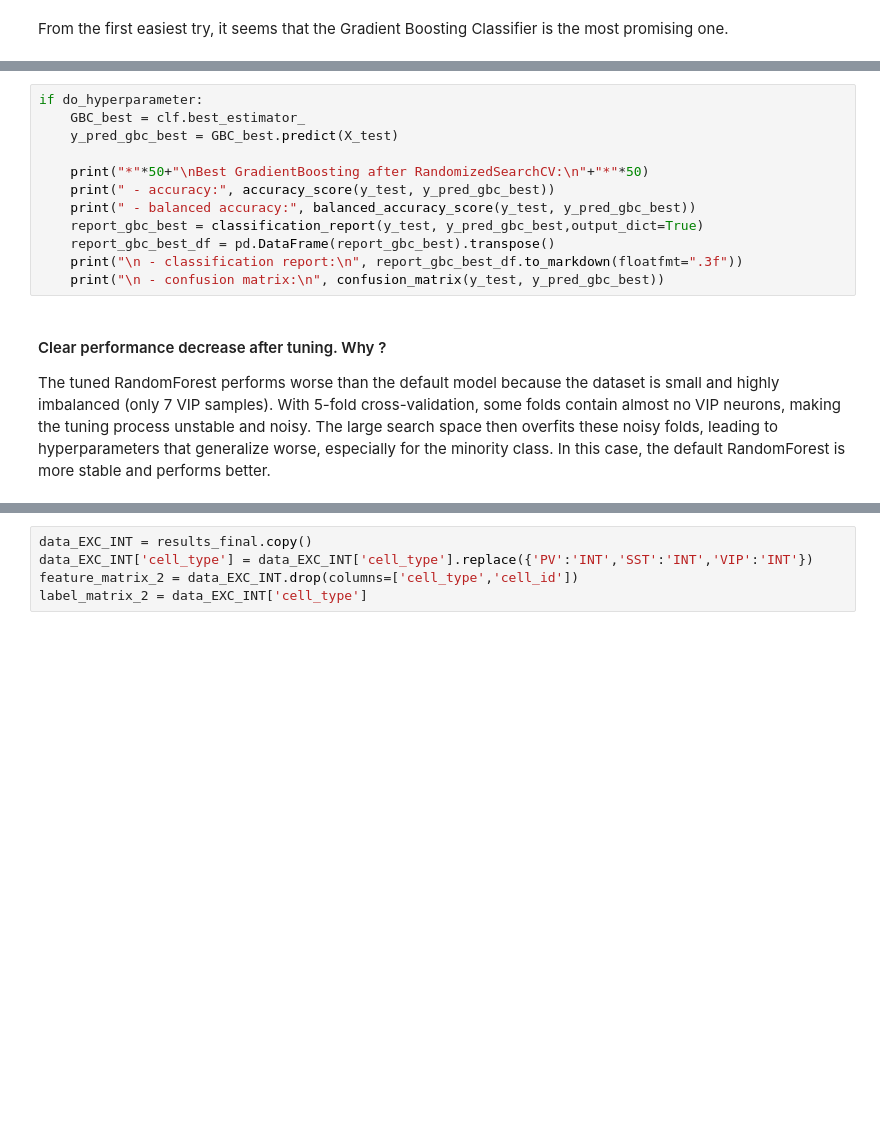
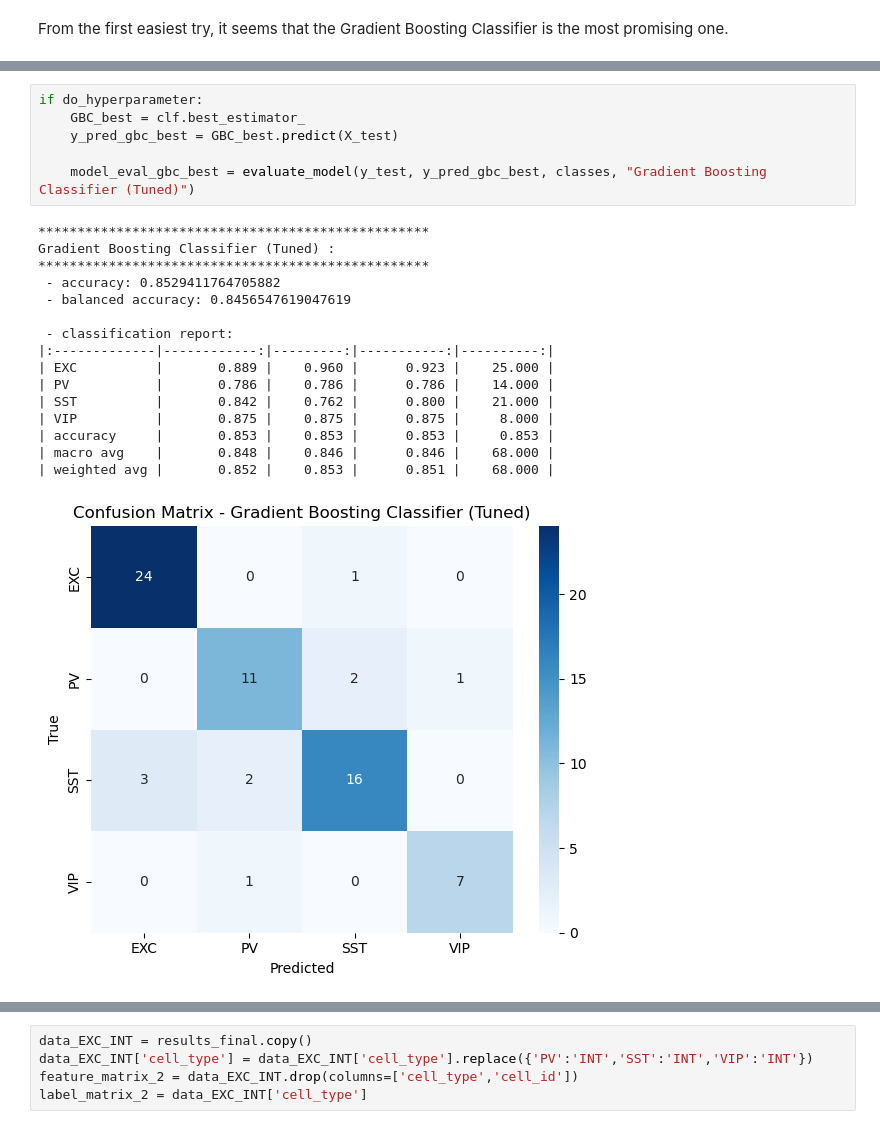
Before and after one commit to Lunomatique/BIO482_MiniProject_2025_Python, a Jupyter notebook: notebooks/MiniProject_Part4_Analysis_Figures.ipynb, the cells around one changed output, grey strips where cells are left out. Cells and saved outputs as stored; diff of their text form; blank space fills up the shorter version.

```diff
--- a/notebooks/MiniProject_Part4_Analysis_Figures.ipynb
+++ b/notebooks/MiniProject_Part4_Analysis_Figures.ipynb
@@ -480,19 +489,26 @@ if do_hyperparameter:
 # %%
 if do_hyperparameter:
     GBC_best = clf.best_estimator_
     y_pred_gbc_best = GBC_best.predict(X_test)
 
-    print("*"*50+"\nBest GradientBoosting after RandomizedSearchCV:\n"+"*"*50)
-    print(" - accuracy:", accuracy_score(y_test, y_pred_gbc_best))
-    print(" - balanced accuracy:", balanced_accuracy_score(y_test, y_pred_gbc_best))
-    report_gbc_best = classification_report(y_test, y_pred_gbc_best,output_dict=True)
-    report_gbc_best_df = pd.DataFrame(report_gbc_best).transpose()
-    print("\n - classification report:\n", report_gbc_best_df.to_markdown(floatfmt=".3f"))
-    print("\n - confusion matrix:\n", confusion_matrix(y_test, y_pred_gbc_best))
+    model_eval_gbc_best = evaluate_model(y_test, y_pred_gbc_best, classes, "Gradient Boosting Classifier (Tuned)")
+# %% [output]
+**************************************************
+Gradient Boosting Classifier (Tuned) :
+**************************************************
+ - accuracy: 0.8529411764705882
+ - balanced accuracy: 0.8456547619047619
+
+ - classification report:
+|:-------------|------------:|---------:|-----------:|----------:|
+| EXC          |       0.889 |    0.960 |      0.923 |    25.000 |
+| PV           |       0.786 |    0.786 |      0.786 |    14.000 |
+| SST          |       0.842 |    0.762 |      0.800 |    21.000 |
+| VIP          |       0.875 |    0.875 |      0.875 |     8.000 |
+| accuracy     |       0.853 |    0.853 |      0.853 |     0.853 |
+| macro avg    |       0.848 |    0.846 |      0.846 |    68.000 |
+| weighted avg |       0.852 |    0.853 |      0.851 |    68.000 |
+[figure, added]
-# %% [markdown]
-#### Clear performance decrease after tuning. Why ?
-The tuned RandomForest performs worse than the default model because the dataset is small and highly imbalanced (only 7 VIP samples). With 5-fold cross-validation, some folds contain almost no VIP neurons, making the tuning process unstable and noisy. The large search space then overfits these noisy folds, leading to hyperparameters that generalize worse, especially for the minority class.
-In this case, the default RandomForest is more stable and performs better.
 # %% [markdown]
 ### Hyperparameter Tuning - Results Interpretation
 
```
Also changed, not shown: parts of 17 cells of this notebook.
